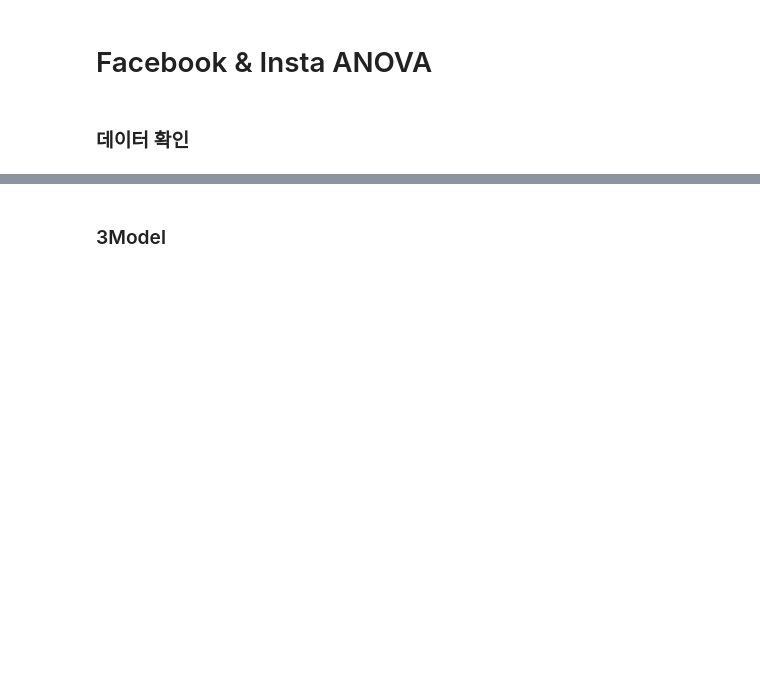
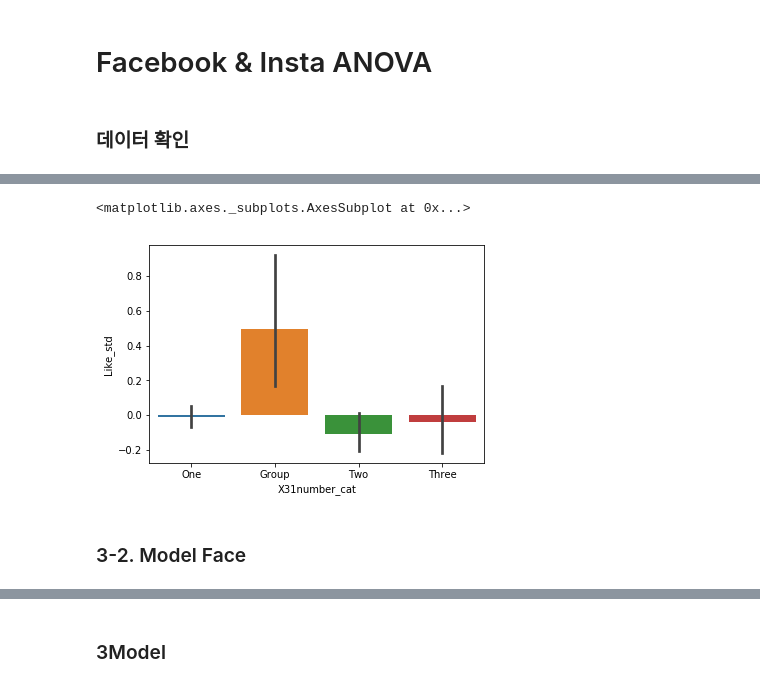
Before and after one commit to taenyun93/SNS_Content_Analysis, a Jupyter notebook: sns_2020_anova.ipynb, the cells around one changed output, grey strips where cells are left out. Drawn from its saved outputs; the diff is of its cells as text; code cells hidden in the pictures; blank space fills up the shorter version.

Commit message:
commit_200318
add merge
add anova

```diff
--- a/sns_2020_anova.ipynb
+++ b/sns_2020_anova.ipynb
@@ -68,0 +30,14 @@ result
+# %%
+df_sns_clean = df_sns_clean[df_sns_clean.loc[:,"Like"].isna() == False]
+# %%
+from sklearn.preprocessing import StandardScaler
+
+#Facebook
+std_scaler = StandardScaler()
+output = df_sns_clean.loc[df_sns_clean['X1SNS'] == 1, "Like"].values.reshape(-1, 1)
+df_sns_clean.loc[df_sns_clean['X1SNS'] == 1, "Like_std"] = std_scaler.fit_transform(output)
+
+#Instagram
+std_scaler = StandardScaler()
+output = df_sns_clean.loc[df_sns_clean['X1SNS'] == 2, "Like"].values.reshape(-1, 1)
+df_sns_clean.loc[df_sns_clean['X1SNS'] == 2, "Like_std"] = std_scaler.fit_transform(output)
@@ -68,0 +135,25 @@ result
+# %%
+dv_sns = 'X1SNS'
+
+iv = 'Like_std'
+dv = 'X3model'
+dv2 = 'X31number'
+
+dv_cat = 'X31number_cat'
+
+df = df_sns_clean.loc[(df_sns_clean[iv].isna() == False) & (df_sns_clean[dv_sns].isna() == False) & (df_sns_clean[dv].isna() == False) & (df_sns_clean[dv2].isna() == False),[iv,dv_sns,dv2]]
+
+#SNS (DV1)
+df.loc[df[dv_sns] == 1, dv_sns] = "FB"
+df.loc[df[dv_sns] == 2, dv_sns] = "Insta"
+
+#DV2
+df.loc[df[dv2]==1,dv_cat] = 'One'
+df.loc[df[dv2]==2,dv_cat] = 'Two'
+df.loc[df[dv2]==3,dv_cat] = 'Three'
+df.loc[df[dv2]>3,dv_cat] = 'Group'
+
+
+anova = anova_sns(df,dv_sns,dv_cat,iv)
+anova.fit()
+anova.result()
@@ -68,0 +180,10 @@ result
+# %%
+df_table = anova.table()
+df_graph = df_table.groupby([dv_cat]).mean().reset_index()
+# %%
+sns.catplot(x = dv_cat,y=iv,data = df_table, kind="bar")
+# %% [output]
+<matplotlib.axes._subplots.AxesSubplot at 0x...>
+[figure, added]
+# %% [markdown]
+### 3-2. Model Face
```
Also changed, not shown: parts of 80 cells of this notebook, 8 other files.
